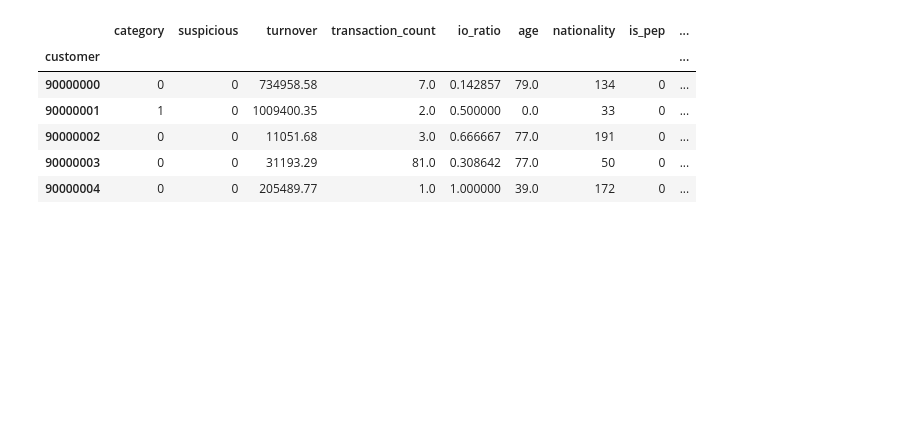
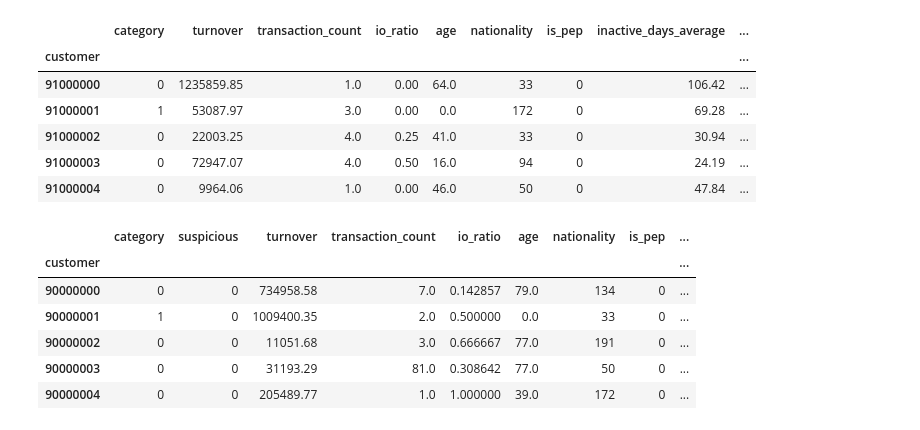
Before and after one commit to MarcBickel/Lauzhack_project, a Jupyter notebook: jupy_raf.ipynb, the cells around one changed output. Drawn from its saved outputs; the diff is of its cells as text; code cells hidden in the pictures; blank space fills up the shorter version.

```diff
--- a/jupy_raf.ipynb
+++ b/jupy_raf.ipynb
@@ -44,6 +45,18 @@ def evaluate_classifier(pipeline, x_test, y_test):
     return
 # %%
 data = pd.read_csv('./data/train.csv',index_col='customer',encoding='utf8')
+# %%
+data_test = pd.read_csv('./data/test.csv',index_col='customer',encoding='utf8')
+# %%
+data_test.head()
+# %% [output]
+|  | category | turnover | transaction_count | io_ratio | age | nationality | is_pep | inactive_days_average | ... |
+| customer |  |  |  |  |  |  |  |  | ... |
+| 91000000 | 0 | 1235859.85 | 1.0 | 0.00 | 64.0 | 33 | 0 | 106.42 | ... |
+| 91000001 | 1 | 53087.97 | 3.0 | 0.00 | 0.0 | 172 | 0 | 69.28 | ... |
+| 91000002 | 0 | 22003.25 | 4.0 | 0.25 | 41.0 | 33 | 0 | 30.94 | ... |
+| 91000003 | 0 | 72947.07 | 4.0 | 0.50 | 16.0 | 94 | 0 | 24.19 | ... |
+| 91000004 | 0 | 9964.06 | 1.0 | 0.00 | 46.0 | 50 | 0 | 47.84 | ... |
 # %%
 data.head()
 # %% [output]
```
Also changed, not shown: parts of 23 cells of this notebook, 1 other file.
